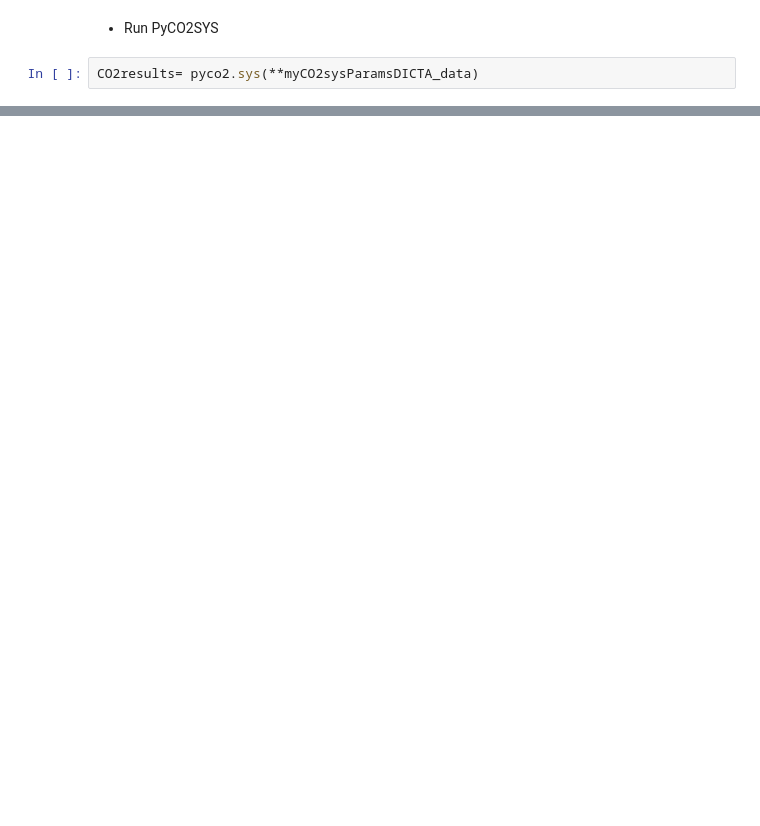
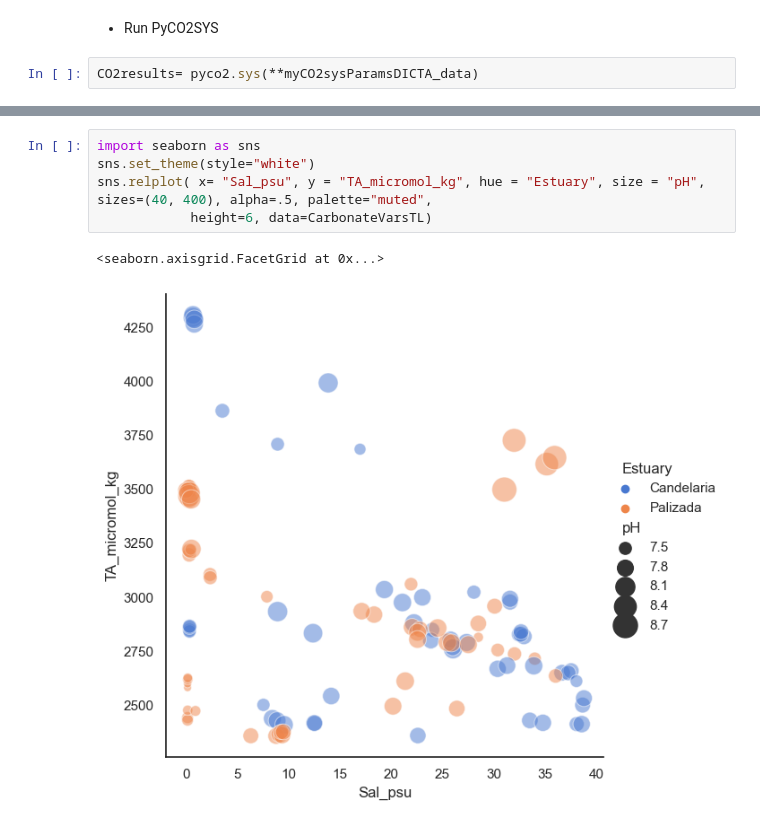
Before and after one commit to gilbertoCM/terminos_lagoon_carbonate, a Jupyter notebook: MartinezTrejo_etal_2023_pyco2sys.ipynb, the cells around one changed output, grey strips where cells are left out. Cells and saved outputs as stored; diff of their text form; blank space fills up the shorter version.

```diff
--- a/MartinezTrejo_etal_2023_pyco2sys.ipynb
+++ b/MartinezTrejo_etal_2023_pyco2sys.ipynb
@@ -109,0 +93,8 @@ myInteresVarPandas
+# %%
+import seaborn as sns
+sns.set_theme(style="white")
+sns.relplot( x= "Sal_psu", y = "TA_micromol_kg", hue = "Estuary", size = "pH", sizes=(40, 400), alpha=.5, palette="muted",
+            height=6, data=CarbonateVarsTL)
+# %% [output]
+<seaborn.axisgrid.FacetGrid at 0x...>
+[figure, added]
```
Also changed, not shown: parts of 13 cells of this notebook.
